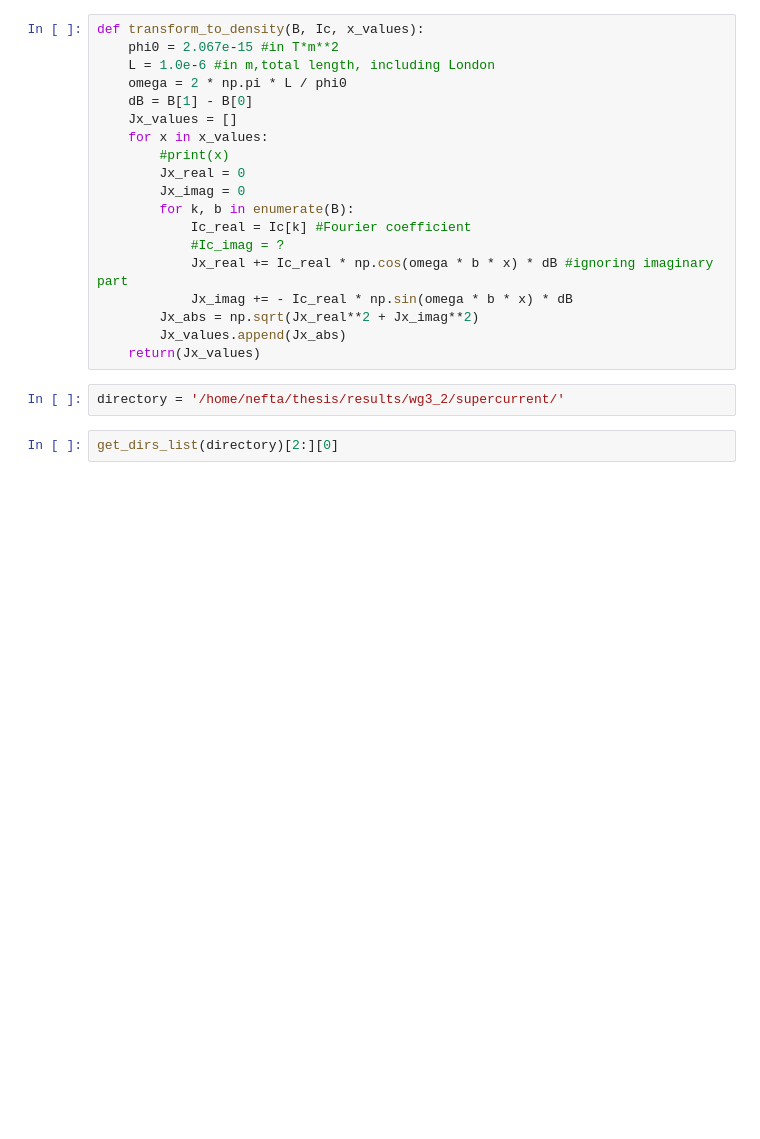
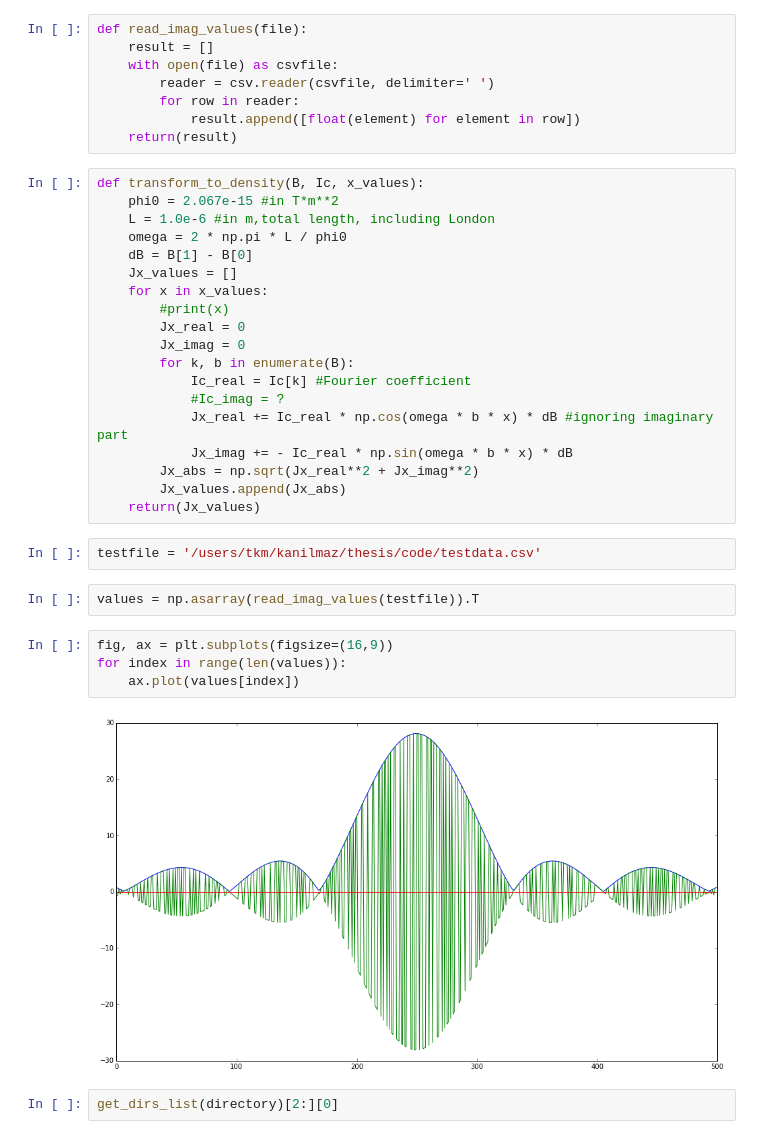
Before and after one commit to NeroCorleone/thesis, a Jupyter notebook: code/fourier-plots.ipynb, the cells around one changed output. Drawn from its saved outputs; the diff is of its cells as text; blank space fills up the shorter version.

```diff
--- a/code/fourier-plots.ipynb
+++ b/code/fourier-plots.ipynb
@@ -37,6 +37,14 @@ def get_dirs(directory):
     for subdir in subdirs:
         vsg = subdir[4:-18]
         yield((vsg, directory + subdir + '/data.csv'))
+# %%
+def read_imag_values(file):
+    result = []
+    with open(file) as csvfile:
+        reader = csv.reader(csvfile, delimiter=' ')
+        for row in reader:
+            result.append([float(element) for element in row])
+    return(result)
 # %%
 def transform_to_density(B, Ic, x_values):
     phi0 = 2.067e-15 #in T*m**2
@@ -56,8 +64,16 @@ def transform_to_density(B, Ic, x_values):
         Jx_abs = np.sqrt(Jx_real**2 + Jx_imag**2)
         Jx_values.append(Jx_abs)
     return(Jx_values)
-# %%
-directory = '/home/nefta/thesis/results/wg3_2/supercurrent/'
+# %%
+testfile = '/users/tkm/kanilmaz/thesis/code/testdata.csv'
+# %%
+values = np.asarray(read_imag_values(testfile)).T
+# %%
+fig, ax = plt.subplots(figsize=(16,9))
+for index in range(len(values)):
+    ax.plot(values[index])
+# %% [output]
+[figure, added]
 # %%
 get_dirs_list(directory)[2:][0]
 # %% [output]
```
Also changed, not shown: 14 other files.
